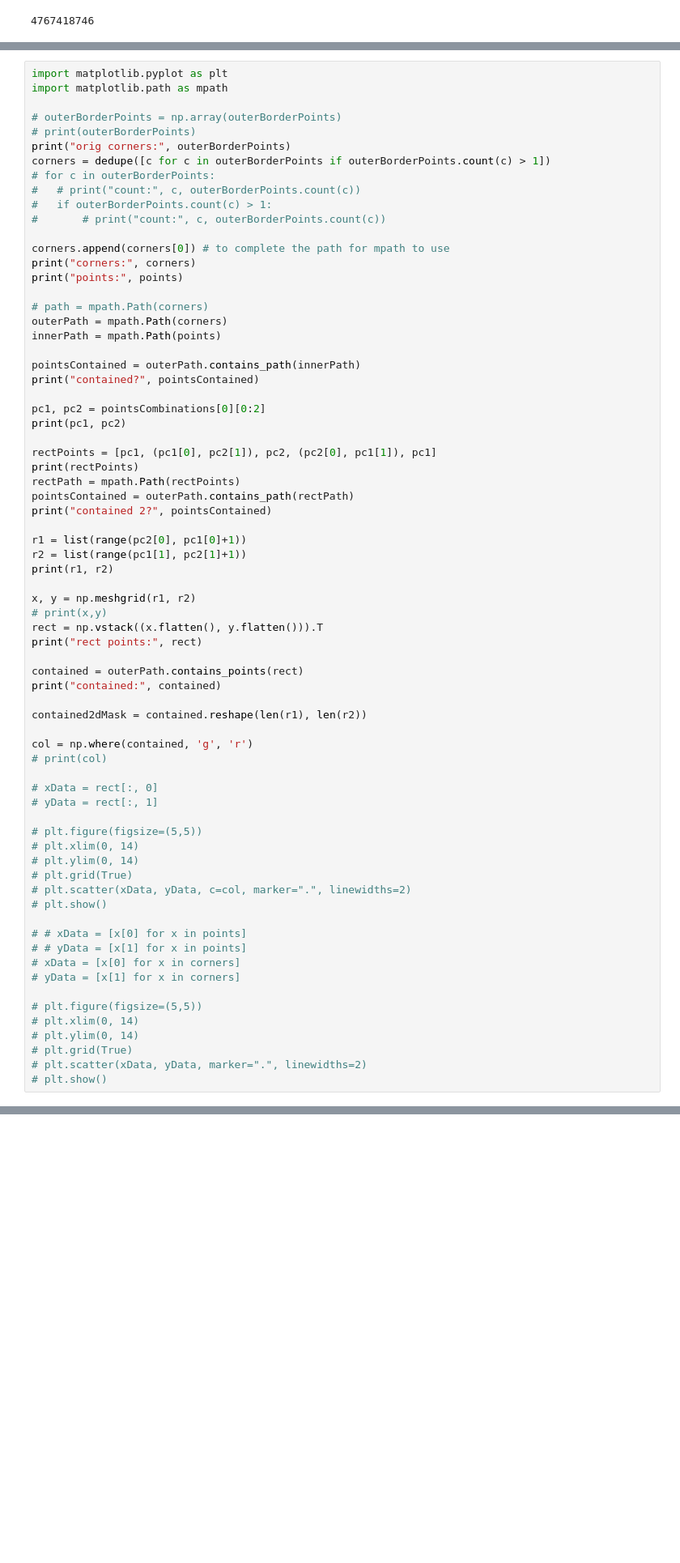
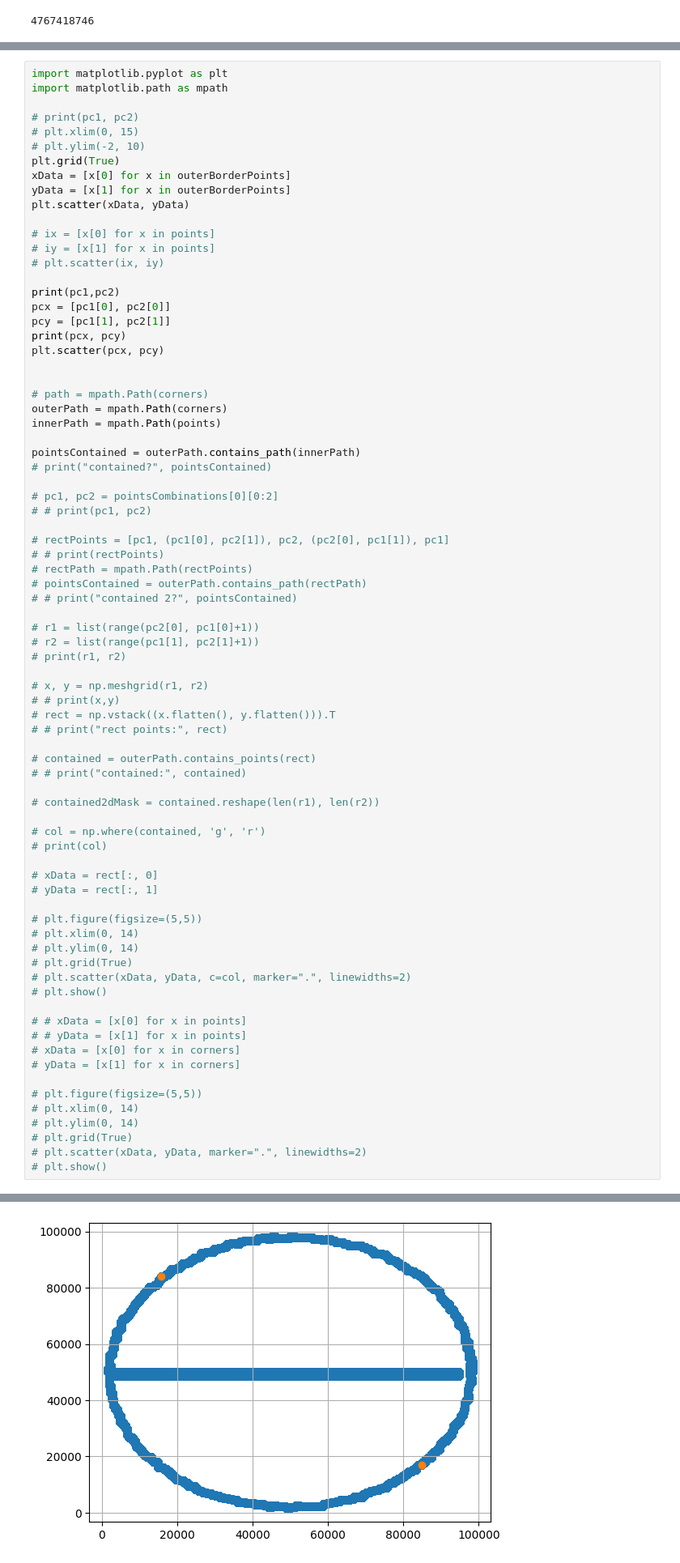
Before and after one commit to Fris-been/AdventOfCode, a Jupyter notebook: 2025/Day 09/Day 9.ipynb, the cells around one changed output, grey strips where cells are left out. Shown at 81% size. Drawn from its saved outputs; the diff is of its cells as text; blank space fills up the shorter version.

```diff
--- a/2025/Day 09/Day 9.ipynb
+++ b/2025/Day 09/Day 9.ipynb
@@ -152,50 +138,56 @@ print(largestArea)
 import matplotlib.pyplot as plt
 import matplotlib.path as mpath
 
-# outerBorderPoints = np.array(outerBorderPoints)
-# print(outerBorderPoints)
-print("orig corners:", outerBorderPoints)
-corners = dedupe([c for c in outerBorderPoints if outerBorderPoints.count(c) > 1])
-# for c in outerBorderPoints:
-# 	# print("count:", c, outerBorderPoints.count(c))
-# 	if outerBorderPoints.count(c) > 1:
-# 		# print("count:", c, outerBorderPoints.count(c))
+# print(pc1, pc2)
+# plt.xlim(0, 15)
+# plt.ylim(-2, 10)
+plt.grid(True)
+xData = [x[0] for x in outerBorderPoints]
+yData = [x[1] for x in outerBorderPoints]
+plt.scatter(xData, yData)
 
-corners.append(corners[0]) # to complete the path for mpath to use
-print("corners:", corners)
-print("points:", points)
+# ix = [x[0] for x in points]
+# iy = [x[1] for x in points]
+# plt.scatter(ix, iy)
+
+print(pc1,pc2)
+pcx = [pc1[0], pc2[0]]
+pcy = [pc1[1], pc2[1]]
+print(pcx, pcy)
+plt.scatter(pcx, pcy)
+
 
 # path = mpath.Path(corners)
 outerPath = mpath.Path(corners)
 innerPath = mpath.Path(points)
 
 pointsContained = outerPath.contains_path(innerPath)
-print("contained?", pointsContained)
+# print("contained?", pointsContained)
 
-pc1, pc2 = pointsCombinations[0][0:2]
-print(pc1, pc2)
+# pc1, pc2 = pointsCombinations[0][0:2]
+# # print(pc1, pc2)
 
-rectPoints = [pc1, (pc1[0], pc2[1]), pc2, (pc2[0], pc1[1]), pc1]
-print(rectPoints)
-rectPath = mpath.Path(rectPoints)
-pointsContained = outerPath.contains_path(rectPath)
-print("contained 2?", pointsContained)
+# rectPoints = [pc1, (pc1[0], pc2[1]), pc2, (pc2[0], pc1[1]), pc1]
+# # print(rectPoints)
+# rectPath = mpath.Path(rectPoints)
+# pointsContained = outerPath.contains_path(rectPath)
+# # print("contained 2?", pointsContained)
 
-r1 = list(range(pc2[0], pc1[0]+1))
-r2 = list(range(pc1[1], pc2[1]+1))
-print(r1, r2)
+# r1 = list(range(pc2[0], pc1[0]+1))
+# r2 = list(range(pc1[1], pc2[1]+1))
+# print(r1, r2)
 
-x, y = np.meshgrid(r1, r2)
-# print(x,y)
-rect = np.vstack((x.flatten(), y.flatten())).T
-print("rect points:", rect)
+# x, y = np.meshgrid(r1, r2)
+# # print(x,y)
+# rect = np.vstack((x.flatten(), y.flatten())).T
+# # print("rect points:", rect)
 
-contained = outerPath.contains_points(rect)
-print("contained:", contained)
+# contained = outerPath.contains_points(rect)
+# # print("contained:", contained)
 
-contained2dMask = contained.reshape(len(r1), len(r2))
+# contained2dMask = contained.reshape(len(r1), len(r2))
 
-col = np.where(contained, 'g', 'r')
+# col = np.where(contained, 'g', 'r')
 # print(col)
 
 # xData = rect[:, 0]
@@ -240,3 +217,4 @@ rect points: [[ 2  1]
+[figure, added]
 # %% [markdown]
 too high:
  - 4635268638
```
Also changed, not shown: parts of 4 cells of this notebook.
